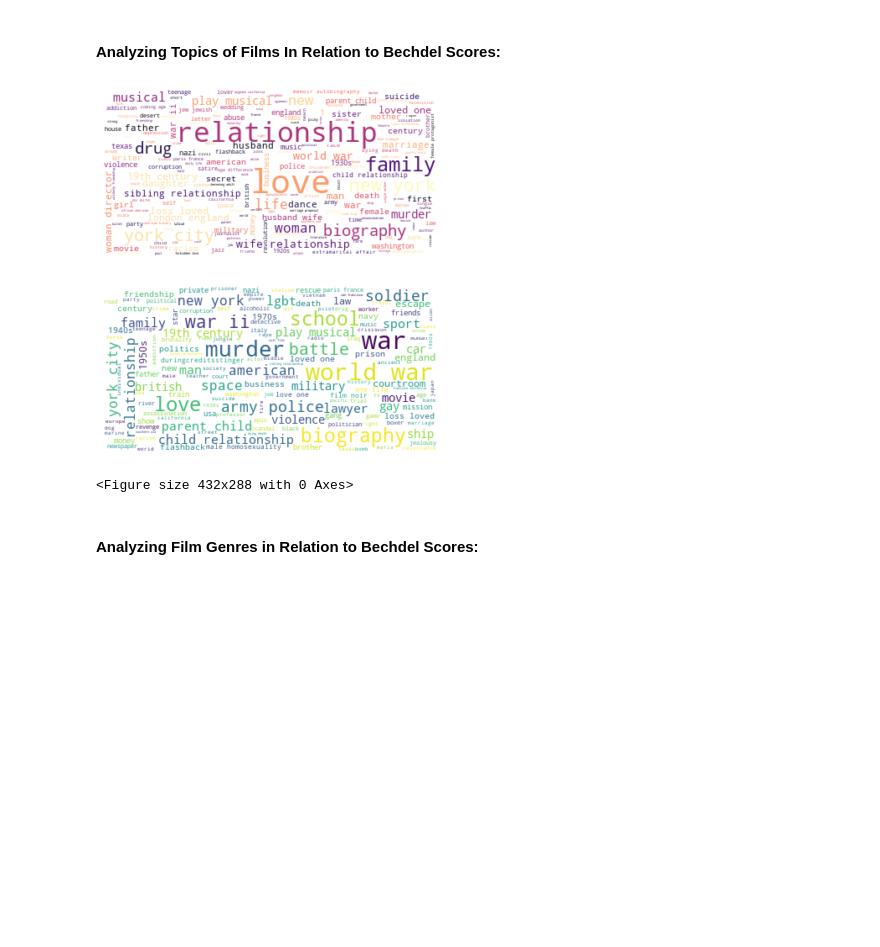
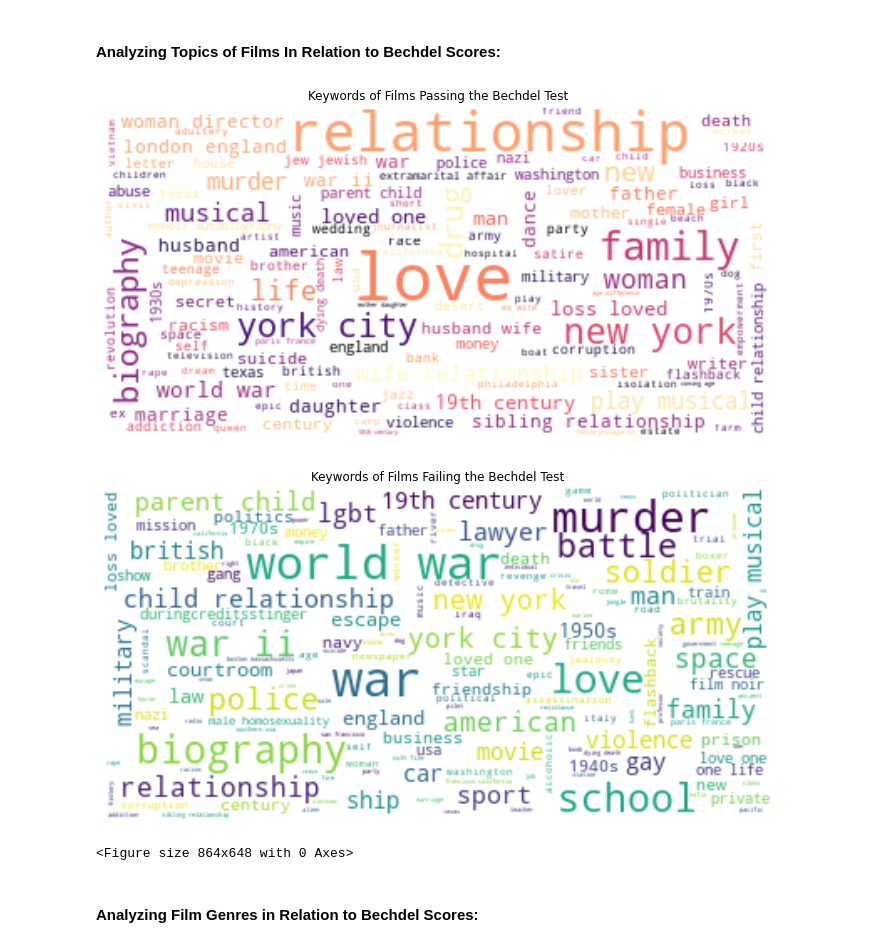
Before and after one commit to maitreyirajaram/oscar-awards-analysis, a Jupyter notebook: MovieAnalysis.ipynb, the cells around one changed output. Cells and saved outputs as stored; diff of their text form; code cells hidden in the pictures; blank space fills up the shorter version.

```diff
--- a/MovieAnalysis.ipynb
+++ b/MovieAnalysis.ipynb
@@ -132,8 +133,6 @@ Note: you may need to restart the kernel to use updated packages.
 # %% [markdown]
 #### Analyzing Topics of Films In Relation to Bechdel Scores:
 # %%
-from wordcloud import WordCloud, STOPWORDS
-
 stopwords = set(STOPWORDS)
 stopwords.update(['based', 'novel', 'book', 'story', 'true'])
 
@@ -145,36 +144,40 @@ def bechdel_keywords_cloud(df):
     bechdel_fail = df[df['Bechdel Pass'] == False] # all the films that fail the Bechdel test)
 
     pass_keywords = []
     for row in bechdel_pass['Keywords']:
         for word in row:
             pass_keywords.append(word)
     pass_text = " ".join(pass_keywords)
 
     # generate a word cloud of keywords of all films that pass the Bechdel Test
     pass_keyword_cloud = WordCloud(stopwords=stopwords, max_font_size=40, relative_scaling=1, max_words=400, background_color="white", colormap='magma').generate(pass_text)
     plt.imshow(pass_keyword_cloud, interpolation='bilinear')
     plt.axis("off")
+    plt.title("Keywords of Films Passing the Bechdel Test")
     plt.figure()
 
     fail_keywords = []
     for row in bechdel_fail['Keywords']:
         for word in row:
             fail_keywords.append(word)
     fail_text = " ".join(fail_keywords)
 
     # generate a word cloud of keywords of all films that fail the Bechdel Test
     fail_keyword_cloud = WordCloud(stopwords=stopwords, max_font_size=30, max_words=400, background_color="white", relative_scaling=1).generate(fail_text)
     plt.imshow(fail_keyword_cloud, interpolation='bilinear')
     plt.axis("off")
+    plt.title("Keywords of Films Failing the Bechdel Test")
     plt.figure()
 
     plt.show()
 
+%matplotlib inline
+plt.rcParams['figure.figsize'] = (12, 9)
 bechdel_keywords_cloud(movies)
 # %% [output]
-[figure, old version]
+[figure, new version]
-[figure, old version]
+[figure, new version]
-<Figure size 432x288 with 0 Axes>
+<Figure size 864x648 with 0 Axes>
 # %% [markdown]
 #### Analyzing Film Genres in Relation to Bechdel Scores:
 # %%
```
Also changed, not shown: parts of 2 cells of this notebook.
